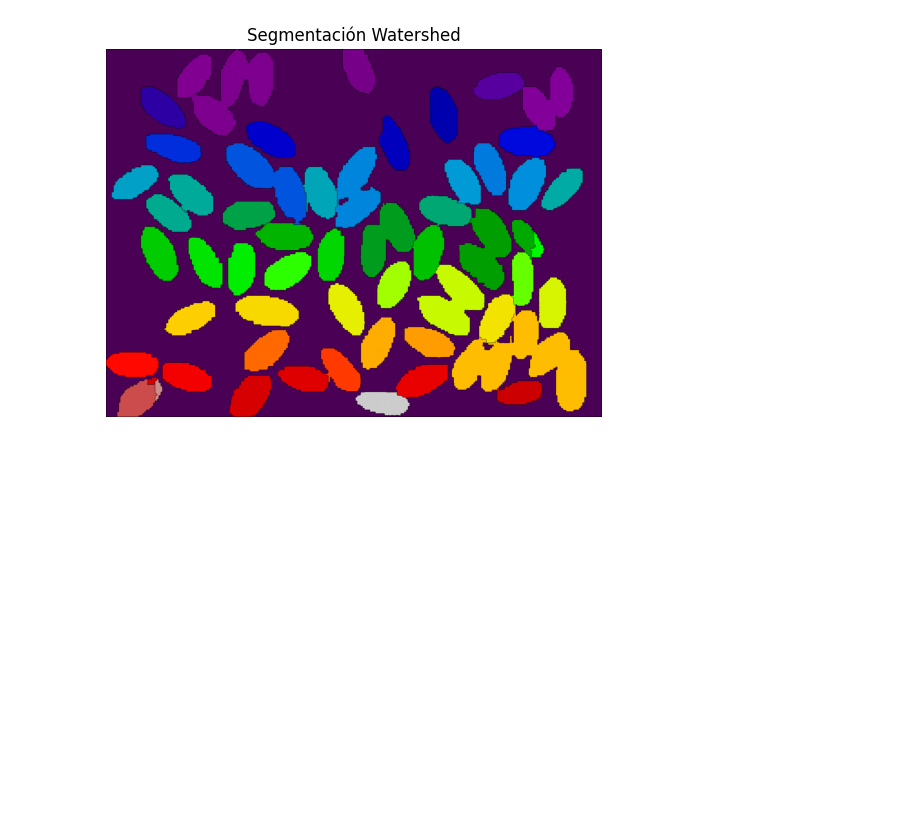
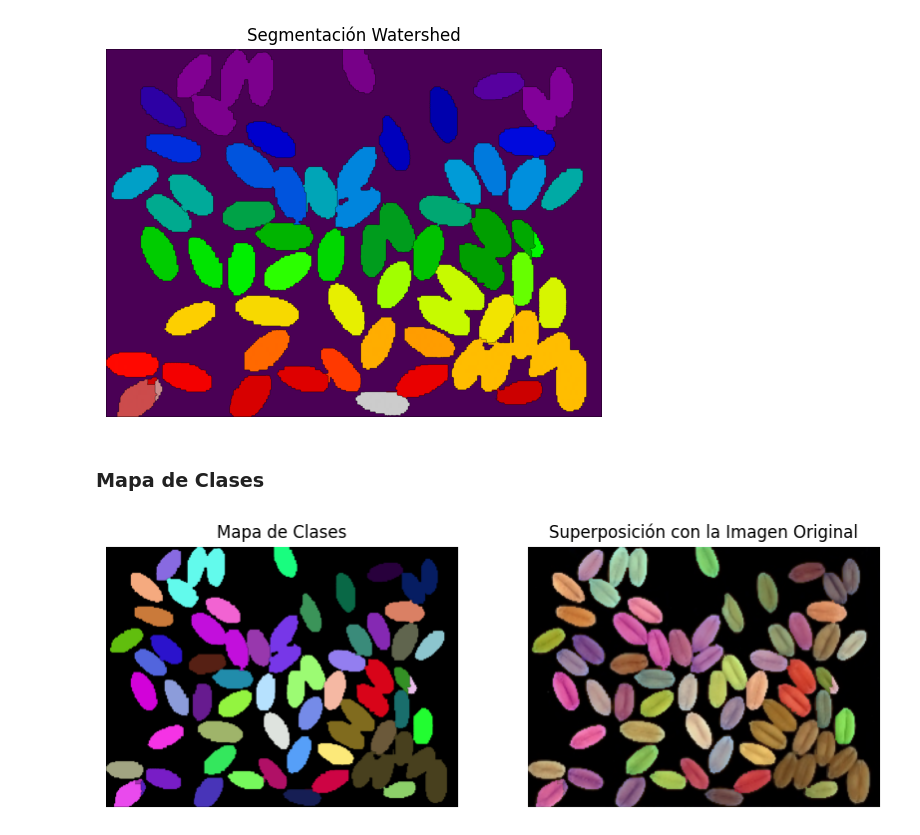
Before and after one commit to LeivaDiego/CompVision-Lab2, a Jupyter notebook: Inciso6.ipynb, the cells around one changed output. Saved outputs shown, nothing was run; the diff lists cells and outputs as text; code cells hidden in the pictures; blank space fills up the shorter version.

Commit message:
Feat: Wheat Color Map

```diff
--- a/Inciso6.ipynb
+++ b/Inciso6.ipynb
@@ -81,3 +81,34 @@ plt.axis("off")
 plt.show()
 # %% [output]
 [figure]
+# %% [markdown]
+### Mapa de Clases
+# %%
+# Crear un mapa de clases con colores únicos por grano, manteniendo el fondo negro
+color_map = np.zeros_like(watershed_segmentation, dtype=np.uint8)
+unique_labels = np.unique(markers)
+
+for label in unique_labels:
+    if label <= 1:  # Mantener el fondo negro sin color
+        continue
+    mask = markers == label
+    color = np.random.randint(0, 255, 3, dtype=np.uint8)
+    color_map[mask] = color
+
+# Superponer el mapa de colores con la imagen original
+alpha = 0.5
+overlay = cv2.addWeighted(wheat, 1 - alpha, color_map, alpha, 0)
+
+# Mostrar los resultados finales
+fig, ax = plt.subplots(1, 2, figsize=(10, 5))
+ax[0].imshow(cv2.cvtColor(color_map, cv2.COLOR_BGR2RGB))
+ax[0].set_title("Mapa de Clases")
+ax[0].axis("off")
+
+ax[1].imshow(cv2.cvtColor(overlay, cv2.COLOR_BGR2RGB))
+ax[1].set_title("Superposición con la Imagen Original")
+ax[1].axis("off")
+
+plt.show()
+# %% [output]
+[figure, added]
```
